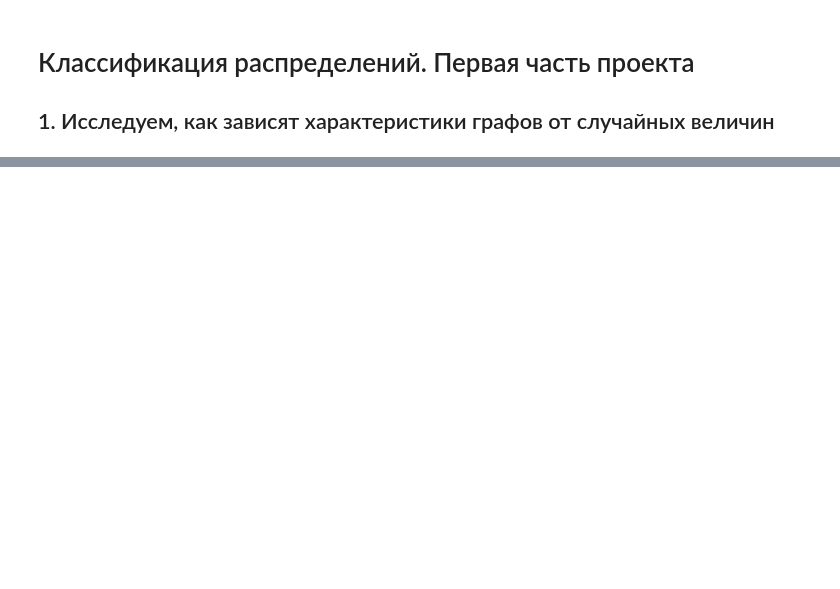
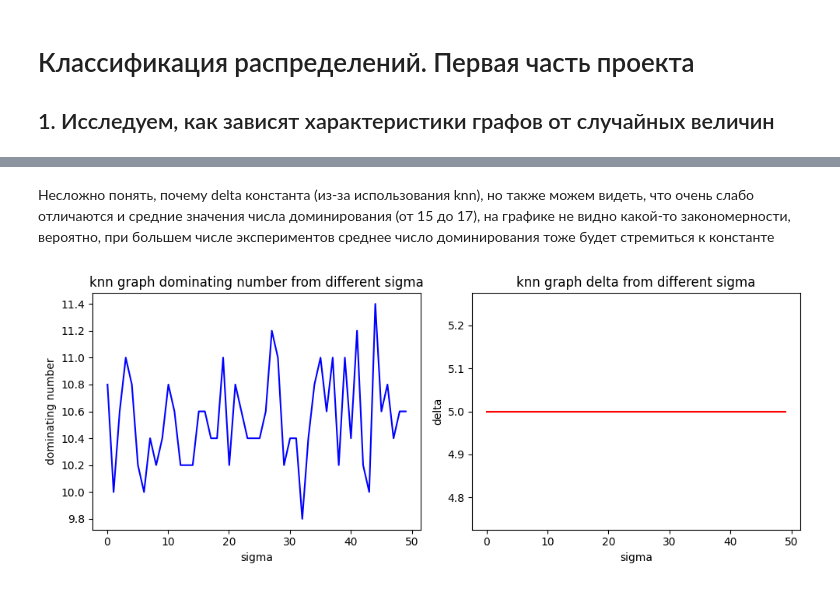
Before and after one commit to maxGrigorenko/DistributionClassifier, a Jupyter notebook: src/experiments_first_part_1.ipynb, the cells around one changed output, grey strips where cells are left out. Cells and saved outputs as stored; diff of their text form; code cells hidden in the pictures; blank space fills up the shorter version.

```diff
--- a/src/experiments_first_part_1.ipynb
+++ b/src/experiments_first_part_1.ipynb
@@ -79,0 +48,6 @@ plot_sigma(20, "knn")
+# %% [markdown]
+Несложно понять, почему delta константа (из-за использования knn), но также можем видеть, что очень слабо отличаются и средние значения числа доминирования (от 15 до 17), на графике не видно какой-то закономерности, вероятно, при большем числе экспериментов среднее число доминирования тоже будет стремиться к константе
+# %%
+plot_sigma(50, "knn", begin=0.1, end=49.0, number_of_experiments=5, k=5, n=50) # k = 5
+# %% [output]
+[figure, added]
```
Also changed, not shown: parts of 17 cells of this notebook.
